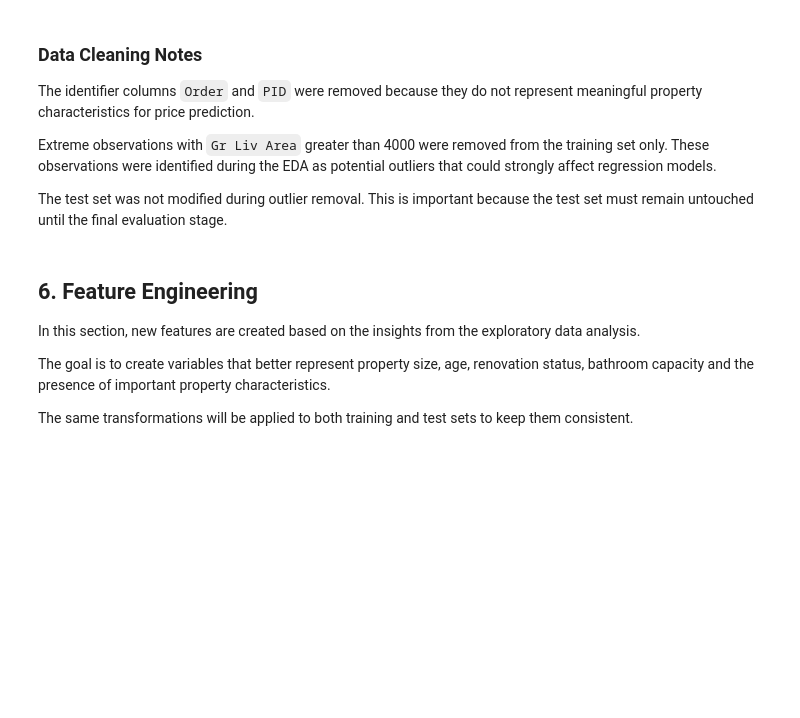
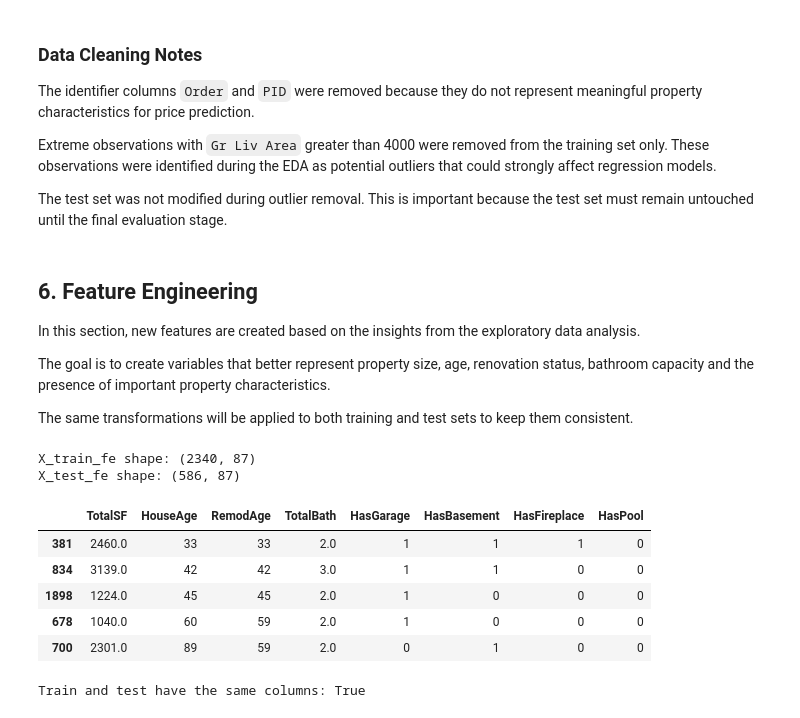
Before and after one commit to sanches-davi/ames-housing-price-prediction, a Jupyter notebook: notebooks/2. Modelling.ipynb, the cells around one changed output. Cells and saved outputs as stored; diff of their text form; code cells hidden in the pictures; blank space fills up the shorter version.

```diff
--- a/notebooks/2. Modelling.ipynb
+++ b/notebooks/2. Modelling.ipynb
@@ -184,3 +196,28 @@ In this section, new features are created based on the insights from the explora
 The goal is to create variables that better represent property size, age, renovation status, bathroom capacity and the presence of important property characteristics.
 
 The same transformations will be applied to both training and test sets to keep them consistent.
+# %%
+X_train_fe = create_features(X_train_clean)
+X_test_fe = create_features(X_test_clean)
+
+print(f"X_train_fe shape: {X_train_fe.shape}")
+print(f"X_test_fe shape: {X_test_fe.shape}")
+# %% [output]
+X_train_fe shape: (2340, 87)
+X_test_fe shape: (586, 87)
+# %%
+engineered_features = ["TotalSF","HouseAge","RemodAge","TotalBath","HasGarage","HasBasement","HasFireplace","HasPool"]
+X_train_fe[engineered_features].head()
+# %% [output]
+|  | TotalSF | HouseAge | RemodAge | TotalBath | HasGarage | HasBasement | HasFireplace | HasPool |
+| 381 | 2460.0 | 33 | 33 | 2.0 | 1 | 1 | 1 | 0 |
+| 834 | 3139.0 | 42 | 42 | 3.0 | 1 | 1 | 0 | 0 |
+| 1898 | 1224.0 | 45 | 45 | 2.0 | 1 | 0 | 0 | 0 |
+| 678 | 1040.0 | 60 | 59 | 2.0 | 1 | 0 | 0 | 0 |
+| 700 | 2301.0 | 89 | 59 | 2.0 | 0 | 1 | 0 | 0 |
+# %%
+same_columns = X_train_fe.columns.equals(X_test_fe.columns)
+
+print(f"Train and test have the same columns: {same_columns}")
+# %% [output]
+Train and test have the same columns: True
```
Also changed, not shown: parts of 27 cells of this notebook.
